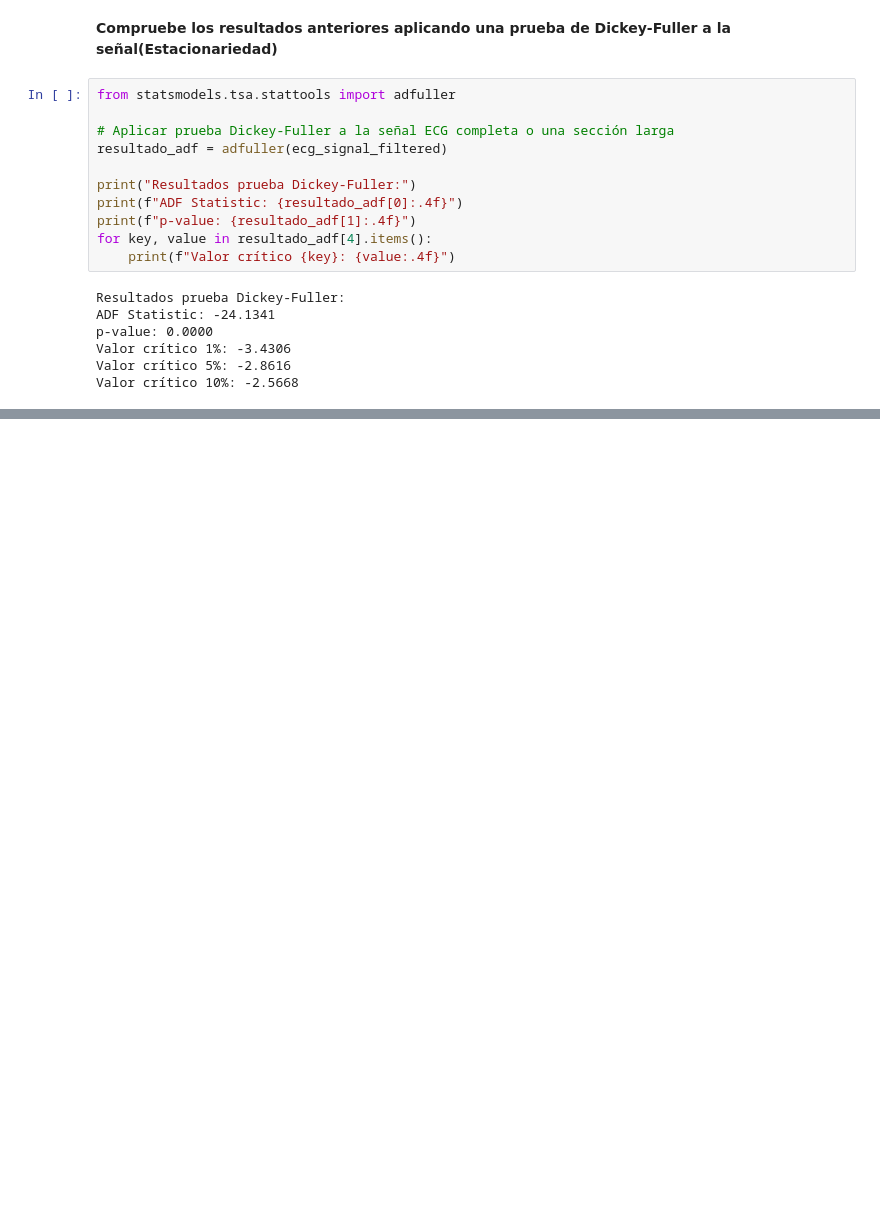
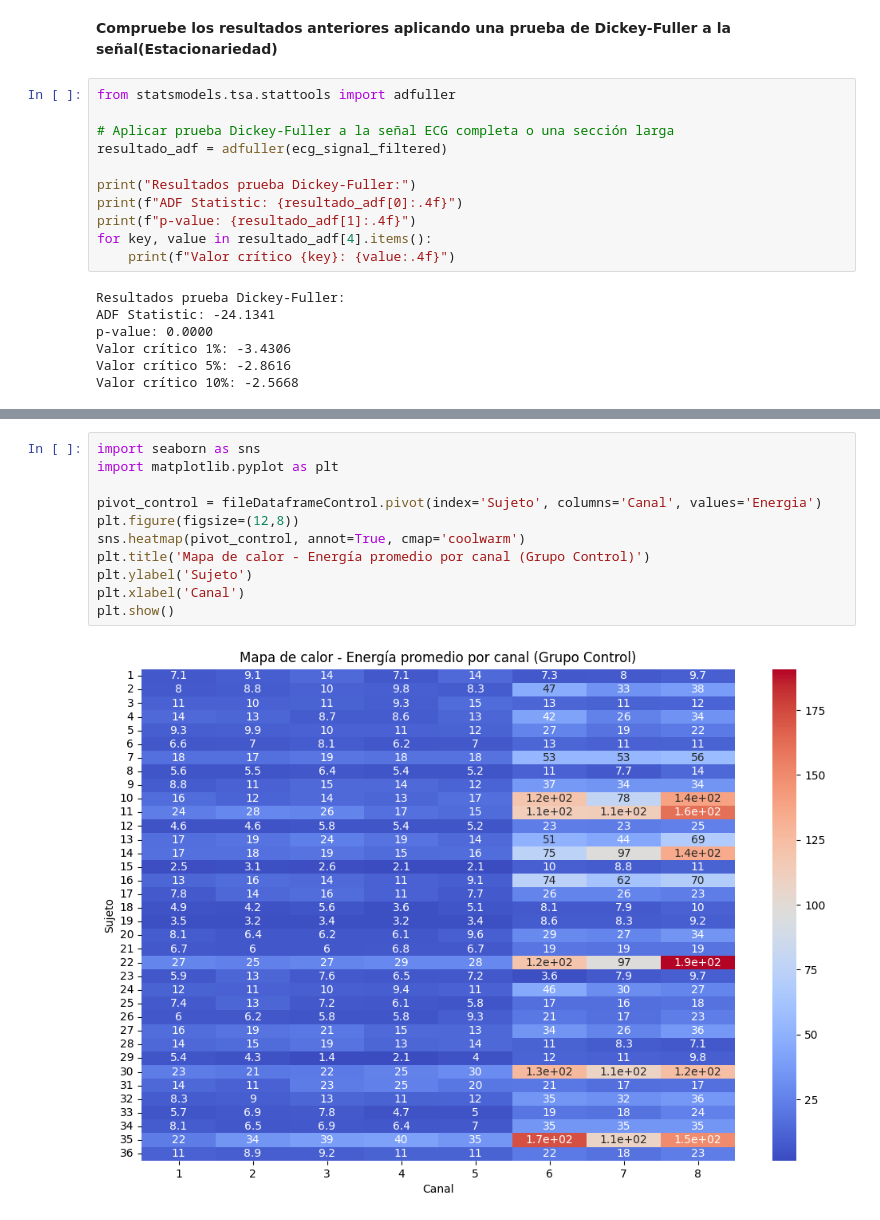
Before and after one commit to Yuliana2001/lab3_biosenales, a Jupyter notebook: lab3.ipynb, the cells around one changed output, grey strips where cells are left out. Saved outputs shown, nothing was run; the diff lists cells and outputs as text; blank space fills up the shorter version.

```diff
--- a/lab3.ipynb
+++ b/lab3.ipynb
@@ -449,0 +707,13 @@ Valor crítico 10%: -2.5668
+# %%
+import seaborn as sns
+import matplotlib.pyplot as plt
+
+pivot_control = fileDataframeControl.pivot(index='Sujeto', columns='Canal', values='Energia')
+plt.figure(figsize=(12,8))
+sns.heatmap(pivot_control, annot=True, cmap='coolwarm')
+plt.title('Mapa de calor - Energía promedio por canal (Grupo Control)')
+plt.ylabel('Sujeto')
+plt.xlabel('Canal')
+plt.show()
+# %% [output]
+[figure, added]
```
Also changed, not shown: parts of 15 cells of this notebook.
